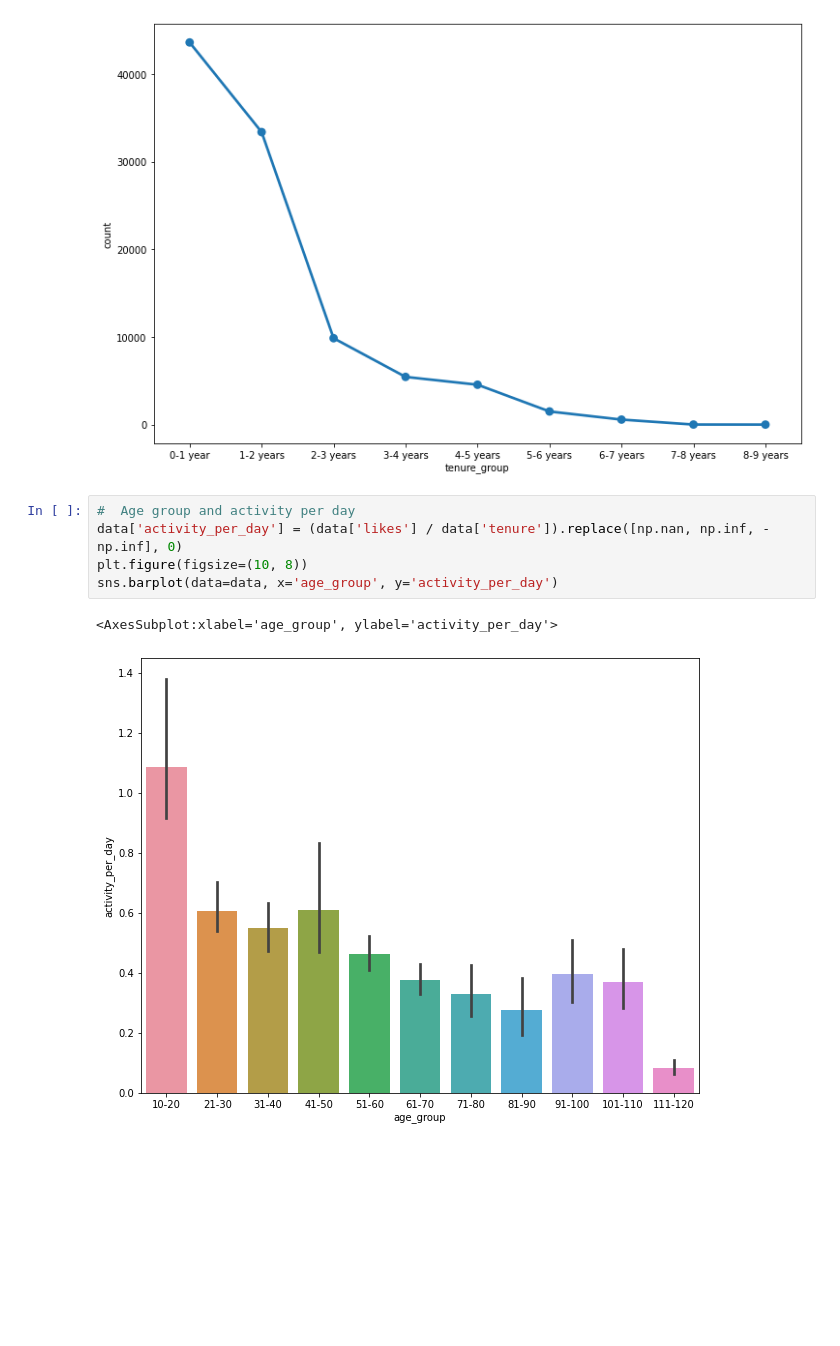
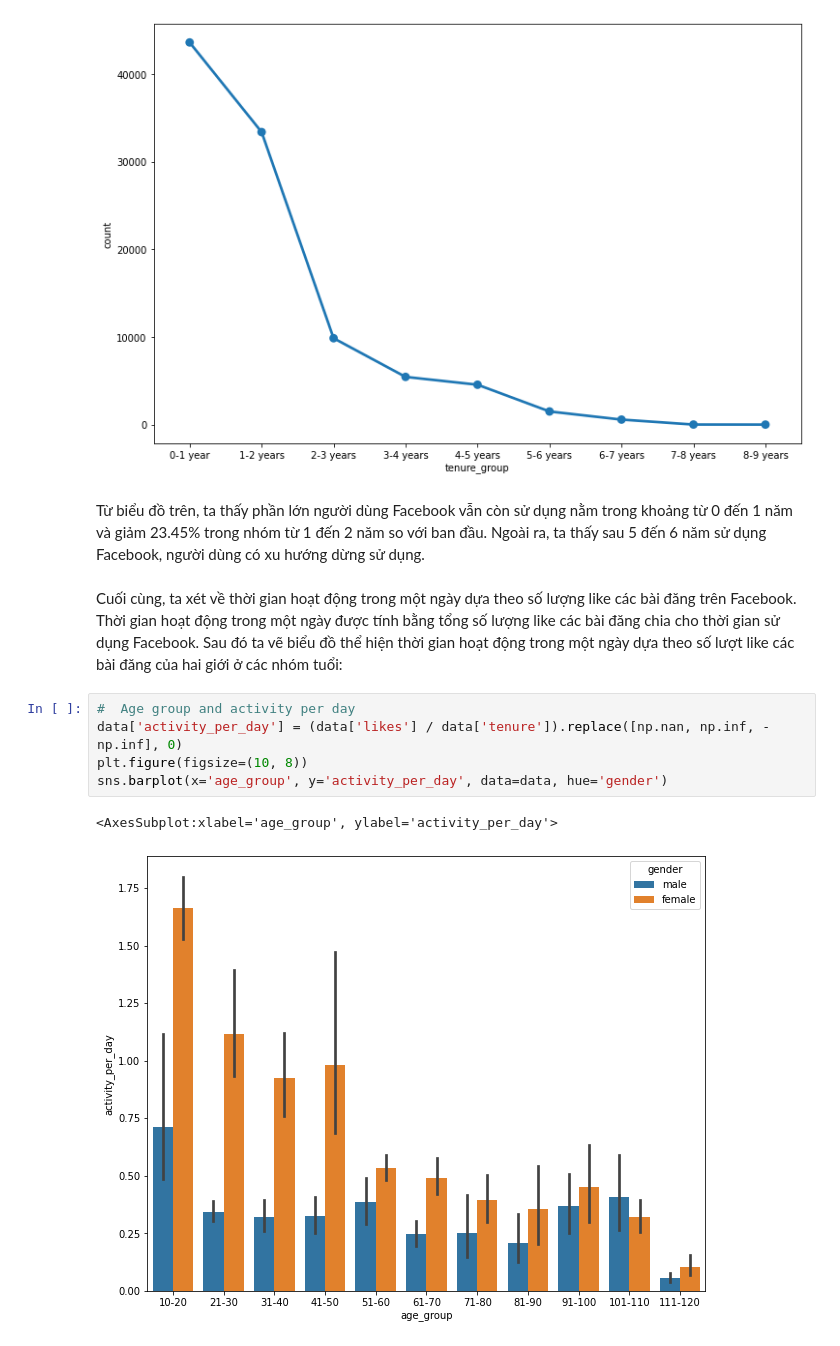
Before and after one commit to hunine/dut-data-science-midterm, a Jupyter notebook: main.ipynb, the cells around one changed output. Saved outputs shown, nothing was run; the diff lists cells and outputs as text; blank space fills up the shorter version.

```diff
--- a/main.ipynb
+++ b/main.ipynb
@@ -163,11 +201,15 @@ sns.pointplot(x='tenure_group', y='count', data=count_tenure_group)
 # %% [output]
 <AxesSubplot:xlabel='tenure_group', ylabel='count'>
 [figure]
+# %% [markdown]
+Từ biểu đồ trên, ta thấy phần lớn người dùng Facebook vẫn còn sử dụng nằm trong khoảng từ 0 đến 1 năm và giảm 23.45% trong nhóm từ 1 đến 2 năm so với ban đầu. Ngoài ra, ta thấy sau 5 đến 6 năm sử dụng Facebook, người dùng có xu hướng dừng sử dụng.
+# %% [markdown]
+Cuối cùng, ta xét về thời gian hoạt động trong một ngày dựa theo số lượng like các bài đăng trên Facebook. Thời gian hoạt động trong một ngày được tính bằng tổng số lượng like các bài đăng chia cho thời gian sử dụng Facebook. Sau đó ta vẽ biểu đồ thể hiện thời gian hoạt động trong một ngày dựa theo số lượt like các bài đăng của hai giới ở các nhóm tuổi:
 # %%
 #  Age group and activity per day
 data['activity_per_day'] = (data['likes'] / data['tenure']).replace([np.nan, np.inf, -np.inf], 0)
 plt.figure(figsize=(10, 8))
-sns.barplot(data=data, x='age_group', y='activity_per_day')
+sns.barplot(x='age_group', y='activity_per_day', data=data, hue='gender')
 # %% [output]
 <AxesSubplot:xlabel='age_group', ylabel='activity_per_day'>
-[figure, old version]
+[figure, new version]
```
Also changed, not shown: parts of 35 cells of this notebook.
